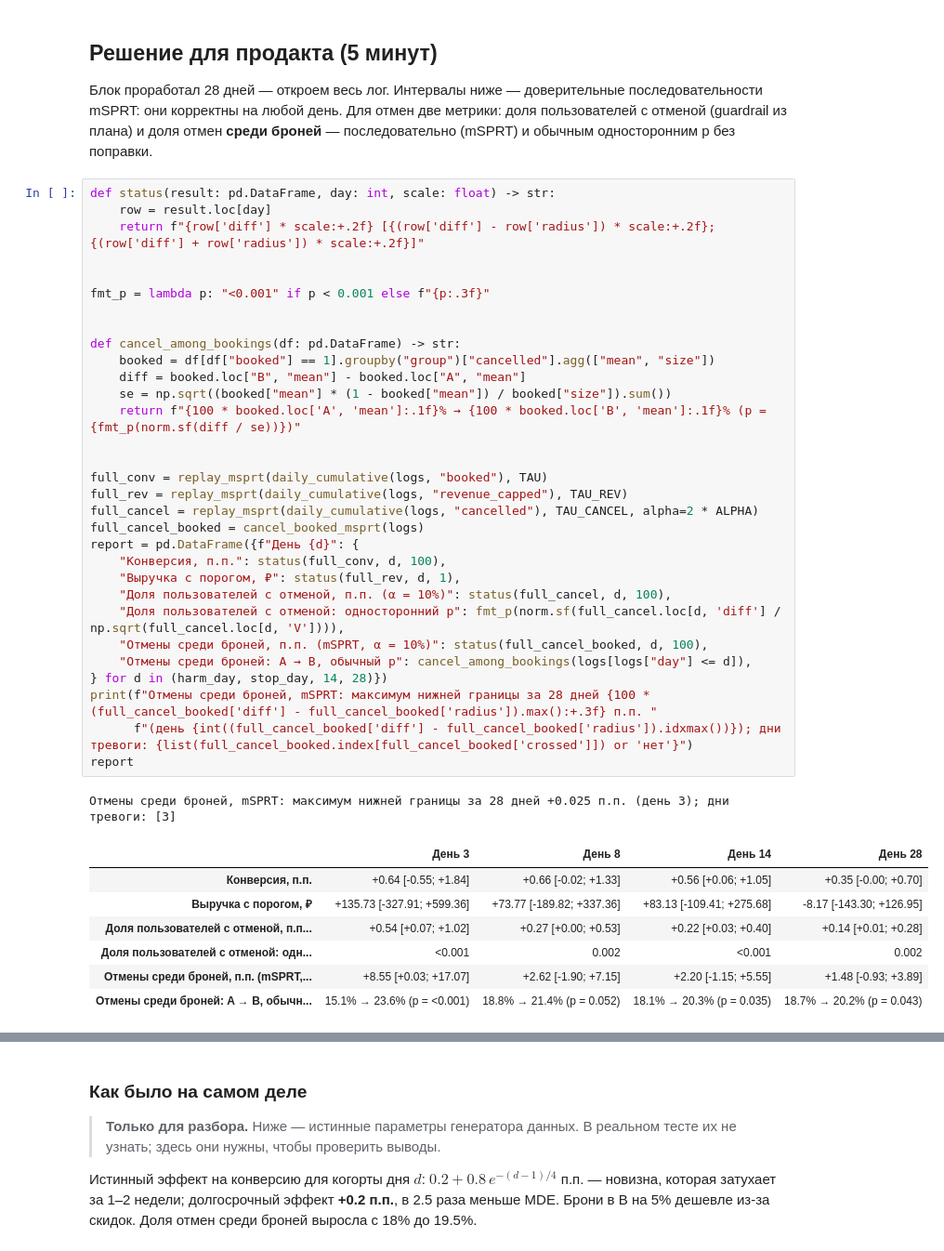
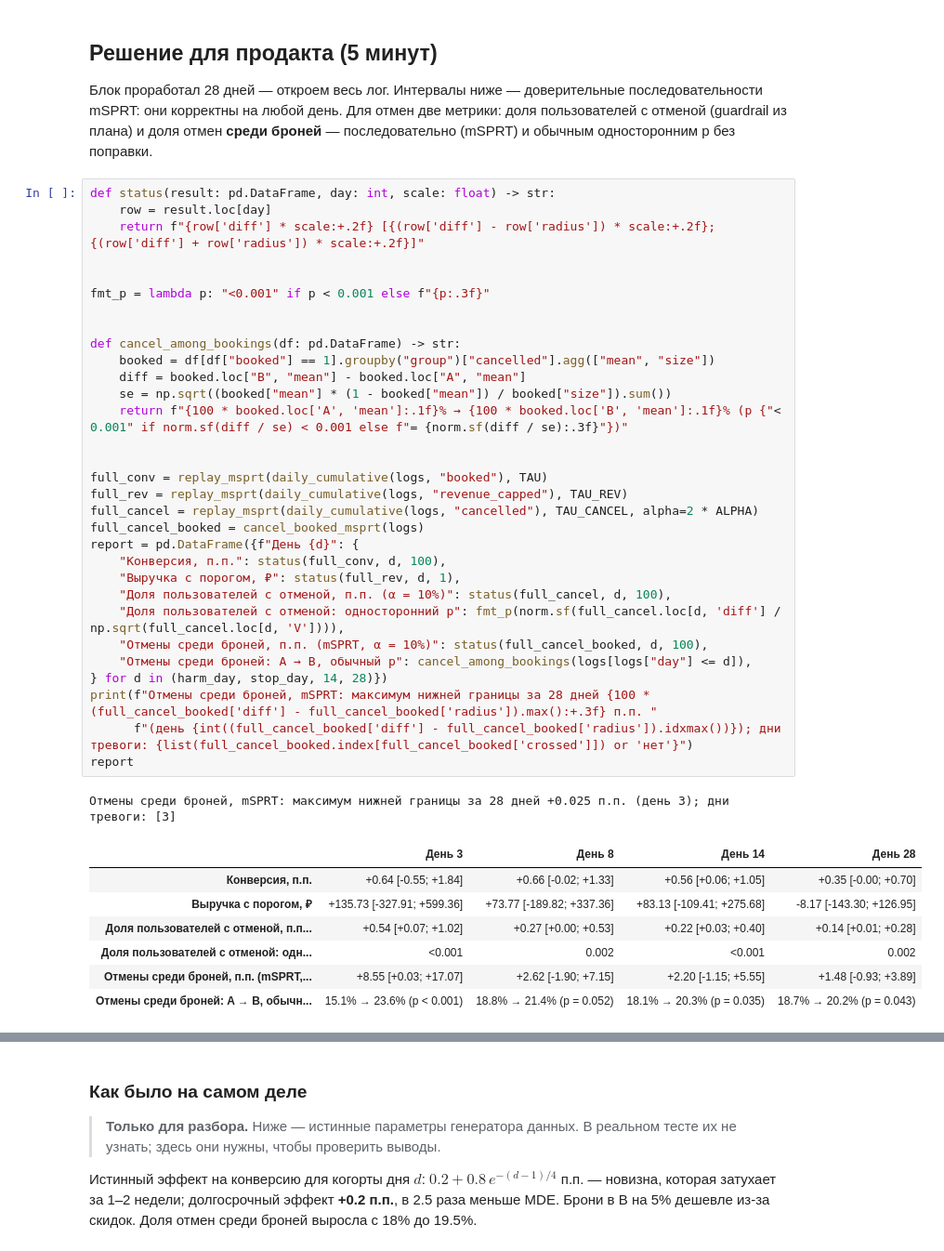
Before and after one commit to Alberelloo/AITH-2026-Hypothesis-Testing-Workshop, a Jupyter notebook: 04. Остановка/practice.ipynb, the cells around one changed output, grey strips where cells are left out. Shown at 93% size. Saved outputs shown, nothing was run; the diff lists cells and outputs as text.

```diff
--- a/04. Остановка/practice.ipynb
+++ b/04. Остановка/practice.ipynb
@@ -939,35 +939,35 @@ fmt_p = lambda p: "<0.001" if p < 0.001 else f"{p:.3f}"
 
 def cancel_among_bookings(df: pd.DataFrame) -> str:
     booked = df[df["booked"] == 1].groupby("group")["cancelled"].agg(["mean", "size"])
     diff = booked.loc["B", "mean"] - booked.loc["A", "mean"]
     se = np.sqrt((booked["mean"] * (1 - booked["mean"]) / booked["size"]).sum())
-    return f"{100 * booked.loc['A', 'mean']:.1f}% → {100 * booked.loc['B', 'mean']:.1f}% (p = {fmt_p(norm.sf(diff / se))})"
+    return f"{100 * booked.loc['A', 'mean']:.1f}% → {100 * booked.loc['B', 'mean']:.1f}% (p {"< 0.001" if norm.sf(diff / se) < 0.001 else f"= {norm.sf(diff / se):.3f}"})"
 
 
 full_conv = replay_msprt(daily_cumulative(logs, "booked"), TAU)
 full_rev = replay_msprt(daily_cumulative(logs, "revenue_capped"), TAU_REV)
 full_cancel = replay_msprt(daily_cumulative(logs, "cancelled"), TAU_CANCEL, alpha=2 * ALPHA)
 full_cancel_booked = cancel_booked_msprt(logs)
 report = pd.DataFrame({f"День {d}": {
     "Конверсия, п.п.": status(full_conv, d, 100),
     "Выручка с порогом, ₽": status(full_rev, d, 1),
     "Доля пользователей с отменой, п.п. (α = 10%)": status(full_cancel, d, 100),
     "Доля пользователей с отменой: односторонний p": fmt_p(norm.sf(full_cancel.loc[d, 'diff'] / np.sqrt(full_cancel.loc[d, 'V']))),
     "Отмены среди броней, п.п. (mSPRT, α = 10%)": status(full_cancel_booked, d, 100),
     "Отмены среди броней: A → B, обычный p": cancel_among_bookings(logs[logs["day"] <= d]),
 } for d in (harm_day, stop_day, 14, 28)})
 print(f"Отмены среди броней, mSPRT: максимум нижней границы за 28 дней {100 * (full_cancel_booked['diff'] - full_cancel_booked['radius']).max():+.3f} п.п. "
       f"(день {int((full_cancel_booked['diff'] - full_cancel_booked['radius']).idxmax())}); дни тревоги: {list(full_cancel_booked.index[full_cancel_booked['crossed']]) or 'нет'}")
 report
 # %% [output]
 Отмены среди броней, mSPRT: максимум нижней границы за 28 дней +0.025 п.п. (день 3); дни тревоги: [3]
 |  | День 3 | День 8 | День 14 | День 28 |
 | Конверсия, п.п. | +0.64 [-0.55; +1.84] | +0.66 [-0.02; +1.33] | +0.56 [+0.06; +1.05] | +0.35 [-0.00; +0.70] |
 | Выручка с порогом, ₽ | +135.73 [-327.91; +599.36] | +73.77 [-189.82; +337.36] | +83.13 [-109.41; +275.68] | -8.17 [-143.30; +126.95] |
 | Доля пользователей с отменой, п.п... | +0.54 [+0.07; +1.02] | +0.27 [+0.00; +0.53] | +0.22 [+0.03; +0.40] | +0.14 [+0.01; +0.28] |
 | Доля пользователей с отменой: одн... | <0.001 | 0.002 | <0.001 | 0.002 |
 | Отмены среди броней, п.п. (mSPRT,... | +8.55 [+0.03; +17.07] | +2.62 [-1.90; +7.15] | +2.20 [-1.15; +5.55] | +1.48 [-0.93; +3.89] |
-| Отмены среди броней: A → B, обычн... | 15.1% → 23.6% (p = <0.001) | 18.8% → 21.4% (p = 0.052) | 18.1% → 20.3% (p = 0.035) | 18.7% → 20.2% (p = 0.043) |
+| Отмены среди броней: A → B, обычн... | 15.1% → 23.6% (p < 0.001) | 18.8% → 21.4% (p = 0.052) | 18.1% → 20.3% (p = 0.035) | 18.7% → 20.2% (p = 0.043) |
 # %% [markdown]
 Напишите продакту 3–5 предложений: что с метриками, раскатываем ли блок, что дальше.
 
```
Also changed, not shown: parts of 1 cell of this notebook, 3 other files.
